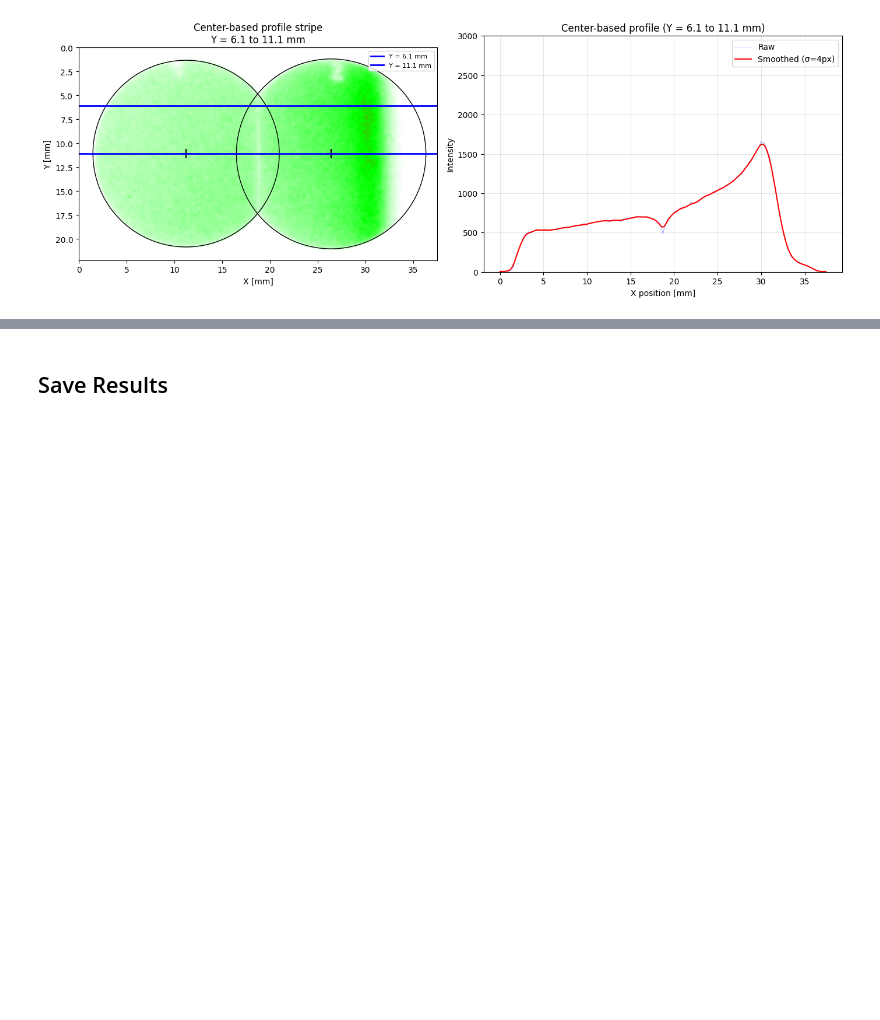
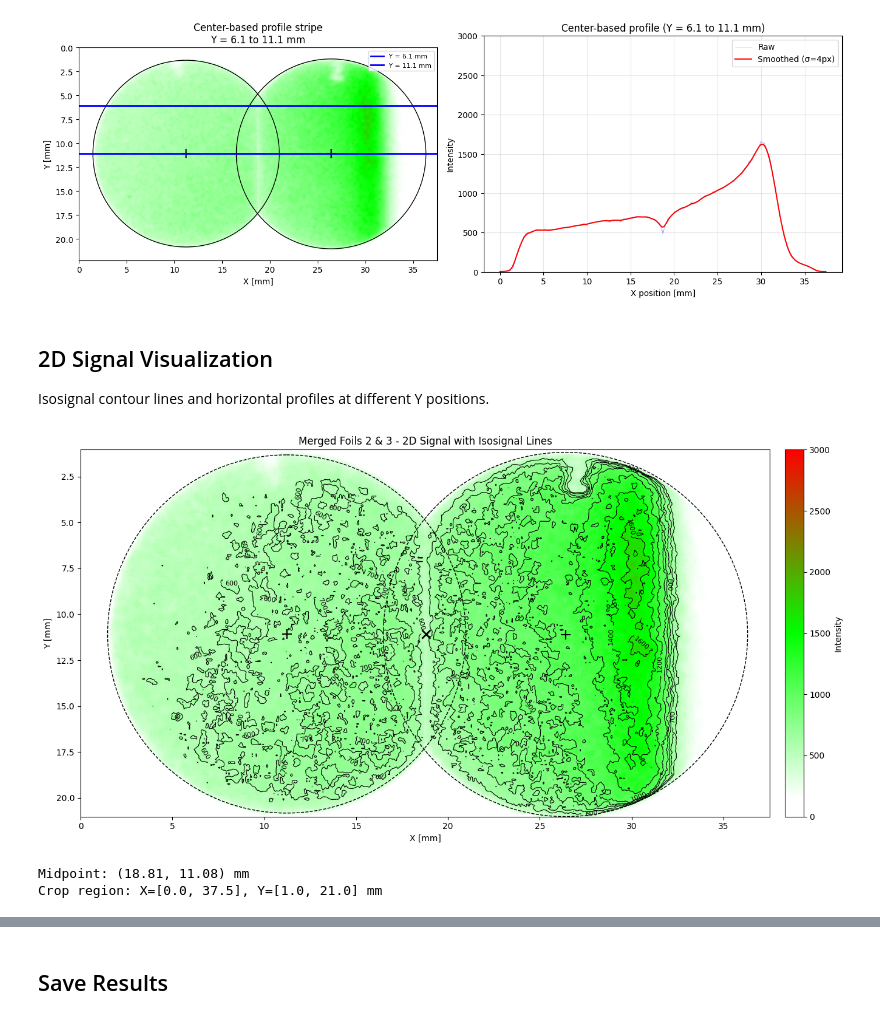
Before and after one commit to grzanka/osl_mb_foils, a Jupyter notebook: notebooks/pub_something_2026/mbo_foils/0.2-match-ccb.ipynb, the cells around one changed output, grey strips where cells are left out. Cells and saved outputs as stored; diff of their text form; code cells hidden in the pictures; blank space fills up the shorter version.

```diff
--- a/notebooks/pub_something_2026/mbo_foils/0.2-match-ccb.ipynb
+++ b/notebooks/pub_something_2026/mbo_foils/0.2-match-ccb.ipynb
@@ -1143,3 +1143,63 @@ Circle centers Y: left=11.07 mm, right=11.10 mm
 Average center Y: 11.08 mm
 Center-based profile stripe: Y = 6.08 to 11.08 mm
 [figure]
+# %% [markdown]
+## 2D Signal Visualization
+
+Isosignal contour lines and horizontal profiles at different Y positions.
+# %%
+# 2D signal with isosignal contour lines
+CONTOUR_LEVELS = [600, 700, 800, 900, 1000, 1200, 1400, 1600]
+
+# Midpoint between circle centers (in mm)
+mid_x_mm = (left_circle_merged_opt.x + right_circle_merged_opt.x) / 2 * PIXEL_SIZE_MM
+mid_y_mm = (left_circle_merged_opt.y + right_circle_merged_opt.y) / 2 * PIXEL_SIZE_MM
+
+# Crop region: 40mm x 20mm centered on midpoint
+crop_half_x, crop_half_y = 20, 10  # mm
+px_x_min = max(0, int((mid_x_mm - crop_half_x) / PIXEL_SIZE_MM))
+px_x_max = min(merged_image_opt.shape[1], int((mid_x_mm + crop_half_x) / PIXEL_SIZE_MM))
+px_y_min = max(0, int((mid_y_mm - crop_half_y) / PIXEL_SIZE_MM))
+px_y_max = min(merged_image_opt.shape[0], int((mid_y_mm + crop_half_y) / PIXEL_SIZE_MM))
+
+# Extract cropped region
+cropped = merged_image_opt[px_y_min:px_y_max, px_x_min:px_x_max].astype(float)
+
+# Coordinate arrays
+crop_extent = [px_x_min * PIXEL_SIZE_MM, px_x_max * PIXEL_SIZE_MM,
+               px_y_max * PIXEL_SIZE_MM, px_y_min * PIXEL_SIZE_MM]
+h_crop, w_crop = cropped.shape
+x_arr = np.linspace(crop_extent[0], crop_extent[1], w_crop)
+y_arr = np.linspace(crop_extent[3], crop_extent[2], h_crop)
+
+fig, ax = plt.subplots(figsize=(14, 7))
+im = ax.imshow(cropped, cmap=CMAP, vmin=0, vmax=VMAX, extent=crop_extent)
+
+# Contour lines
+cs = ax.contour(x_arr, y_arr, cropped, levels=CONTOUR_LEVELS, colors='black', linewidths=0.8)
+ax.clabel(cs, inline=True, fontsize=8, fmt='%d')
+
+# Circle outlines and centers
+for circle in [left_circle_merged_opt, right_circle_merged_opt]:
+    cx = circle.x * PIXEL_SIZE_MM
+    cy = circle.y * PIXEL_SIZE_MM
+    r = circle.r * PIXEL_SIZE_MM
+    ax.add_patch(plt.Circle((cx, cy), r, color='black', fill=False, lw=1, linestyle='--'))
+    ax.plot(cx, cy, 'k+', ms=12, mew=1.5)
+
+# Midpoint marker
+ax.plot(mid_x_mm, mid_y_mm, 'kx', ms=10, mew=2)
+
+ax.set_xlabel('X [mm]')
+ax.set_ylabel('Y [mm]')
+ax.set_title(f'Merged Foils {LEFT_FOIL_ID} & {RIGHT_FOIL_ID} - 2D Signal with Isosignal Lines')
+plt.colorbar(im, ax=ax, fraction=0.03, pad=0.02, label='Intensity')
+plt.tight_layout()
+plt.show()
+
+print(f'Midpoint: ({mid_x_mm:.2f}, {mid_y_mm:.2f}) mm')
+print(f'Crop region: X=[{crop_extent[0]:.1f}, {crop_extent[1]:.1f}], Y=[{crop_extent[3]:.1f}, {crop_extent[2]:.1f}] mm')
+# %% [output]
+[figure, added]
+Midpoint: (18.81, 11.08) mm
+Crop region: X=[0.0, 37.5], Y=[1.0, 21.0] mm
```
Also changed, not shown: parts of 1 cell of this notebook, 2 other files.
